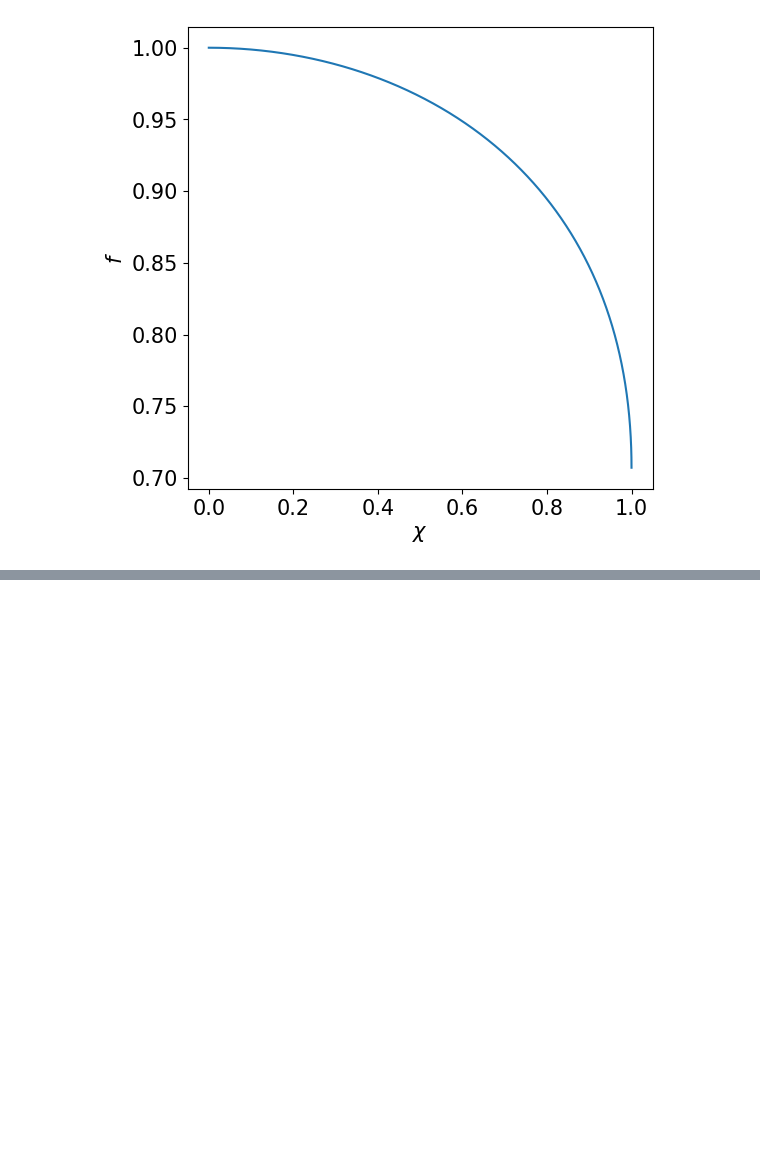
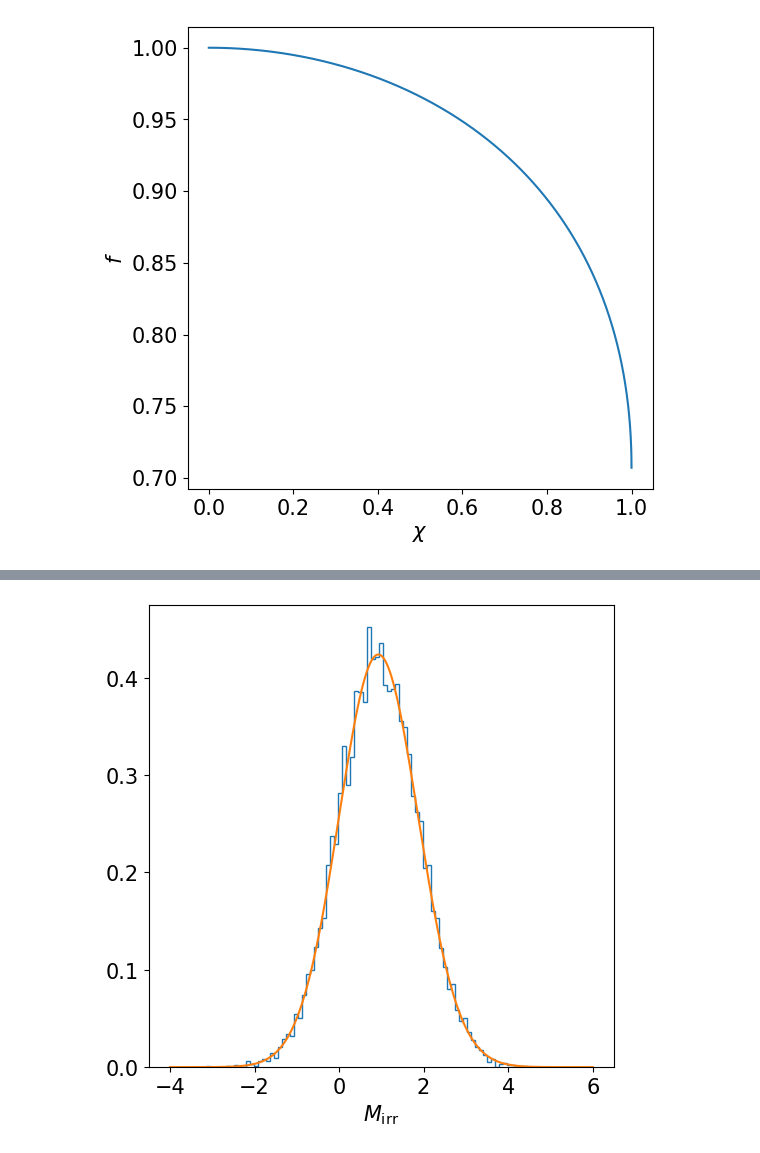
Before and after one commit to costanzamariasala/ilovegit, a Jupyter notebook: lec7_hissolution.ipynb, the cells around one changed output, grey strips where cells are left out. Saved outputs shown, nothing was run; the diff lists cells and outputs as text; code cells hidden in the pictures; blank space fills up the shorter version.

```diff
--- a/lec7_hissolution.ipynb
+++ b/lec7_hissolution.ipynb
@@ -84,0 +105,5 @@ Expected token, found end of text  (at char 11), (line:1, col:12)
+# %%
+# for large sigmas it looks like the distribution of M
+plot_M_Mirr(1)
+# %% [output]
+[figure, added]
```
Also changed, not shown: parts of 11 cells of this notebook.
